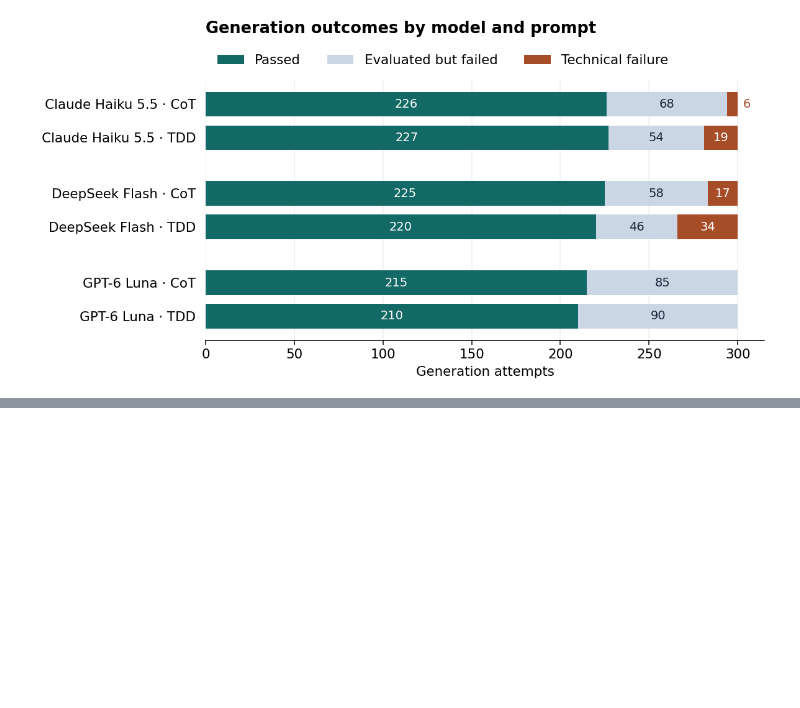
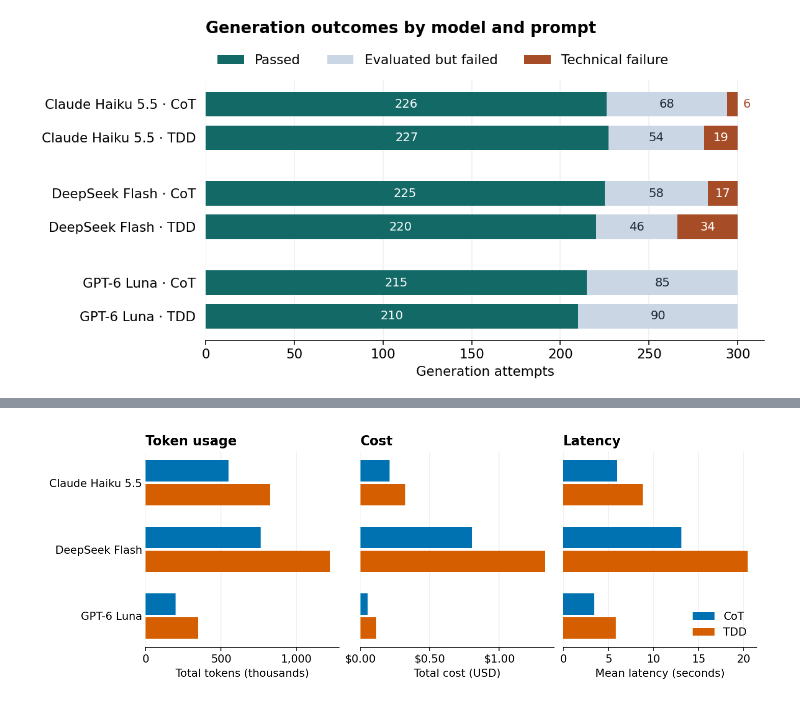
Before and after one commit to abhi-sathvika/tdd-vs-cot-livecodebench, a Jupyter notebook: results/livecodebench_figures.ipynb, the cells around one changed output, grey strips where cells are left out. Saved outputs shown, nothing was run; the diff lists cells and outputs as text; code cells hidden in the pictures; blank space fills up the shorter version.

Commit message:
Add resource usage plot

```diff
--- a/results/livecodebench_figures.ipynb
+++ b/results/livecodebench_figures.ipynb
@@ -111,0 +116,35 @@ plt.show()
+# %%
+from matplotlib.ticker import StrMethodFormatter
+
+metrics = [
+    ("Token usage", "Total tokens (thousands)", "{x:,.0f}",
+     lambda rates: (rates["input_tokens_total"] + rates["output_tokens_total"]) / 1000),
+    ("Cost", "Total cost (USD)", "${x:.2f}", lambda rates: rates["cost_usd_total"]),
+    ("Latency", "Mean latency (seconds)", "{x:.0f}",
+     lambda rates: rates["latency_seconds_mean"]),
+]
+
+fig, axes = plt.subplots(1, 3, figsize=(10, 3.5), sharey=True, layout="constrained")
+positions = list(range(len(model_names)))
+
+for ax, (title, label, tick_format, metric) in zip(axes, metrics):
+    for prompt, offset, color in [("CoT", -0.18, "#0072B2"), ("TDD", 0.18, "#D55E00")]:
+        values = [
+            metric(analysis["models"][model]["rates"][prompt.lower()])
+            for model in model_names
+        ]
+        ax.barh([position + offset for position in positions], values,
+                height=0.32, color=color, label=prompt)
+    ax.set_title(title, loc="left", fontweight="bold")
+    ax.set_xlabel(label)
+    ax.xaxis.set_major_formatter(StrMethodFormatter(tick_format))
+    ax.tick_params(axis="y", length=0)
+    ax.set_axisbelow(True)
+    ax.grid(axis="x", alpha=0.2)
+
+axes[0].set_yticks(positions, model_names.values())
+axes[0].invert_yaxis()
+axes[-1].legend(frameon=False, loc="lower right")
+plt.show()
+# %% [output]
+[figure, added]
```
Also changed, not shown: parts of 1 cell of this notebook.
